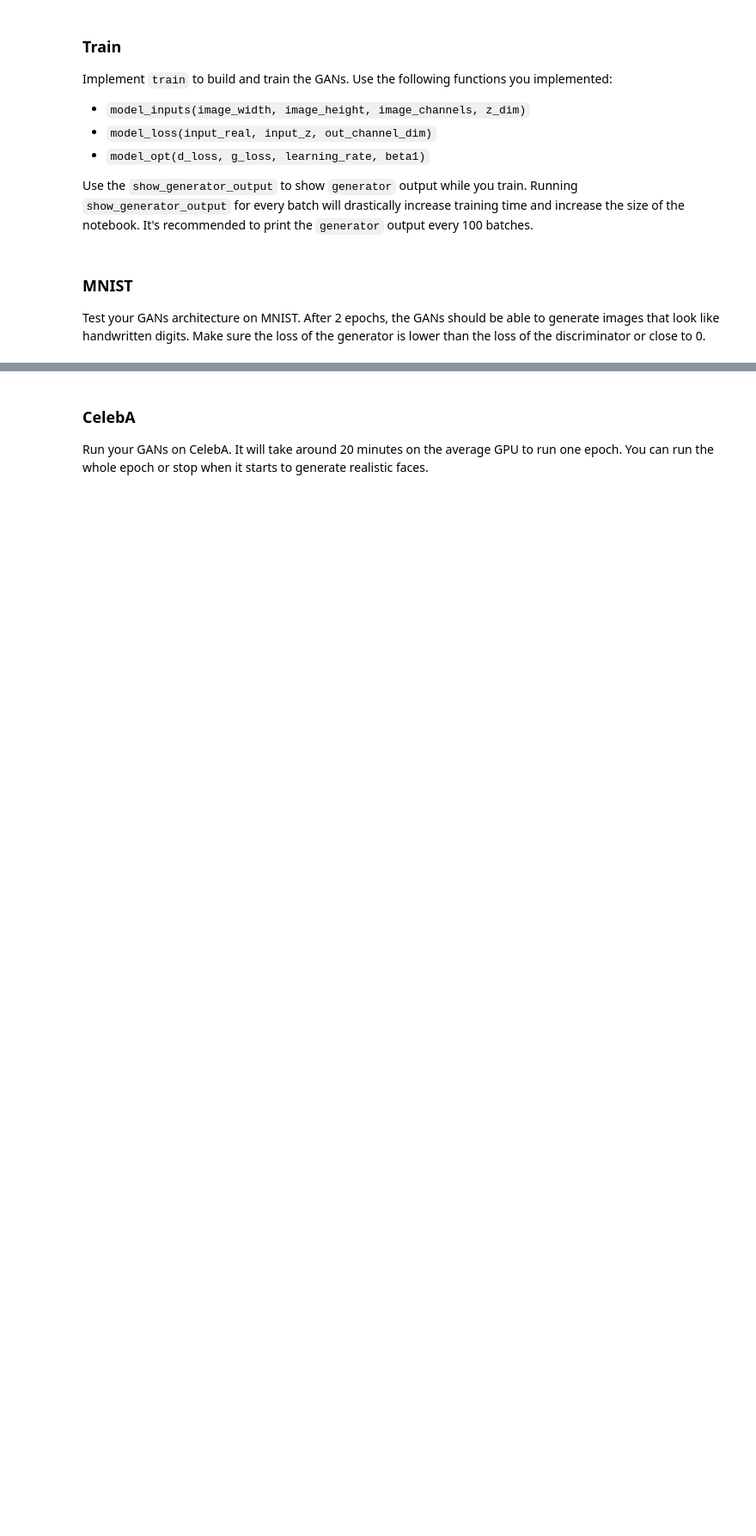
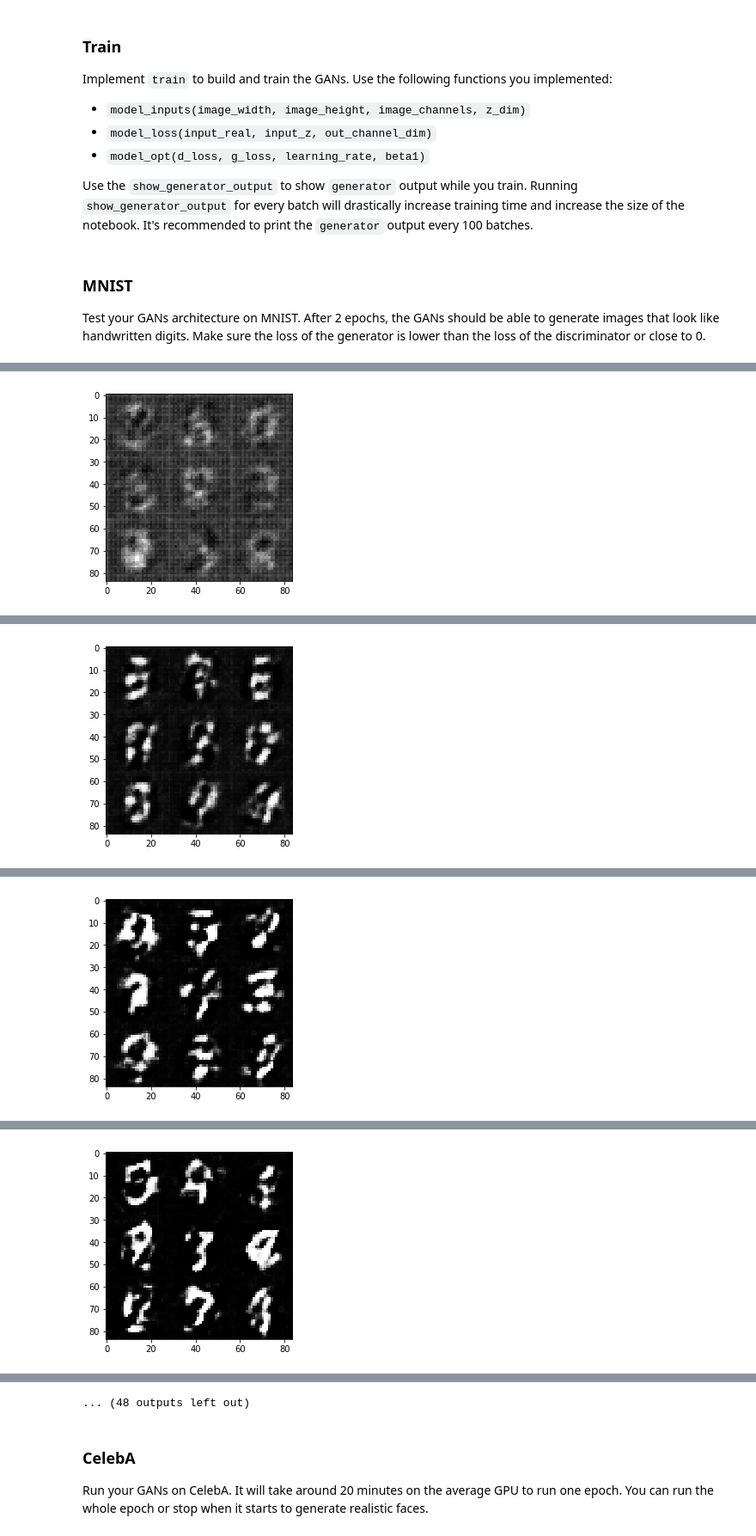
Before and after one commit to RahulMetangale/deep-learning, a Jupyter notebook: face_generation/dlnd_face_generation.ipynb, the cells around one changed output, grey strips where cells are left out. Shown at 86% size. Drawn from its saved outputs; the diff is of its cells as text; code cells hidden in the pictures; blank space fills up the shorter version.

```diff
--- a/face_generation/dlnd_face_generation.ipynb
+++ b/face_generation/dlnd_face_generation.ipynb
@@ -107,7 +118,7 @@ def model_inputs(image_width, image_height, image_channels, z_dim):
     # TODO: Implement Function
     inputs_real = tf.placeholder(tf.float32,(None,image_width,image_height,image_channels),name='inputs_real')
     inputs_z = tf.placeholder(tf.float32,(None,z_dim),name = 'inputs_z')
-    learning_rate = tf.placeholder(tf.float32)
+    learning_rate = tf.placeholder(tf.float32, name='learning_rate', shape=())
     return inputs_real, inputs_z, learning_rate
 
 
@@ -119,7 +132,7 @@ tests.test_model_inputs(model_inputs)
 ### Discriminator
 Implement `discriminator` to create a discriminator neural network that discriminates on `images`.  This function should be able to reuse the variables in the neural network.  Use [`tf.variable_scope`](https://www.tensorflow.org/api_docs/python/tf/variable_scope) with a scope name of "discriminator" to allow the variables to be reused.  The function should return a tuple of (tensor output of the discriminator, tensor logits of the discriminator).
 # %%
-def discriminator(images, reuse=False):
+def discriminator(images, reuse=False, alpha=0.2):
     """
     Create the discriminator network
     :param images: Tensor of input image(s)
@@ -152,7 +167,7 @@ tests.test_discriminator(discriminator, tf)
 ### Generator
 Implement `generator` to generate an image using `z`. This function should be able to reuse the variables in the neural network.  Use [`tf.variable_scope`](https://www.tensorflow.org/api_docs/python/tf/variable_scope) with a scope name of "generator" to allow the variables to be reused. The function should return the generated 28 x 28 x `out_channel_dim` images.
 # %%
-def generator(z, out_channel_dim, is_train=True):
+def generator(z, out_channel_dim, is_train=True, alpha=0.2):
     """
     Create the generator network
     :param z: Input z
@@ -168,15 +183,14 @@ def generator(z, out_channel_dim, is_train=True):
         x1= tf.layers.batch_normalization(x1, training= is_train)
         x1 = tf.maximum(alpha * x1, x1)
 
-        x2 = tf.layers.conv2d_transpose(x1,128,3, strides=2,padding='same')
+        #upsample to remove checker pattern
+        upsample1 = tf.image.resize_nearest_neighbor(x1, (7,7))
+        x2 = tf.layers.conv2d_transpose(upsample1,128,3, strides=2,padding='same')
         x2= tf.layers.batch_normalization(x2, training =is_train)
         x2 = tf.maximum(alpha * x2, x2)
-
-        x3 = tf.layers.conv2d_transpose(x2,3,3, strides=2,padding='same')
-        x3= tf.layers.batch_normalization(x3, training =is_train)
-        x3 = tf.maximum(alpha * x3, x3)
-
-        logits =tf.layers.conv2d_transpose(x2,out_channel_dim,3, strides=2,padding='same')
+        ##upsample to remove checker pattern
+        upsample2 = tf.image.resize_nearest_neighbor(x2, (14,14))
+        logits =tf.layers.conv2d_transpose(upsample2,out_channel_dim,3, strides=2,padding='same')
         out =tf.tanh(logits)
         return out
 
@@ -267,8 +287,10 @@ def show_generator_output(sess, n_images, input_z, out_channel_dim, image_mode):
     samples = sess.run(
         generator(input_z, out_channel_dim, False),
         feed_dict={input_z: example_z})
-
     images_grid = helper.images_square_grid(samples, image_mode)
+    #Handle Bug in Matplotlib which causes images with sigle channel to fail
+    if out_channel_dim ==1:
+        images_grid = images_grid.convert('RGB')
     pyplot.imshow(images_grid, cmap=cmap)
     pyplot.show()
 # %% [markdown]
@@ -323,10 +345,10 @@ def train(epoch_count, batch_size, z_dim, learning_rate, beta1, get_batches, dat
 ### MNIST
 Test your GANs architecture on MNIST.  After 2 epochs, the GANs should be able to generate images that look like handwritten digits.  Make sure the loss of the generator is lower than the loss of the discriminator or close to 0.
 # %%
-batch_size = 128
+batch_size = 40
 z_dim = 100
 learning_rate = 0.0002
-beta1 = 0.2
+beta1 = 0.5
 
 """
 DON'T MODIFY ANYTHING IN THIS CELL THAT IS BELOW THIS LINE
@@ -337,3 +359,4 @@ mnist_dataset = helper.Dataset('mnist', glob(os.path.join(data_dir, 'mnist/*.jpg
 with tf.Graph().as_default():
     train(epochs, batch_size, z_dim, learning_rate, beta1, mnist_dataset.get_batches,
           mnist_dataset.shape, mnist_dataset.image_mode)
+# %% [output]
@@ -339,0 +373 @@ with tf.Graph().as_default():
+[figure, added]
@@ -339,0 +384 @@ with tf.Graph().as_default():
+[figure, added]
@@ -339,0 +395 @@ with tf.Graph().as_default():
+[figure, added]
@@ -339,0 +406 @@ with tf.Graph().as_default():
+[figure, added]
@@ -340,3 +429,4 @@ with tf.Graph().as_default():
+... (48 outputs left out)
 # %% [markdown]
 ### CelebA
 Run your GANs on CelebA.  It will take around 20 minutes on the average GPU to run one epoch.  You can run the whole epoch or stop when it starts to generate realistic faces.
```
Also changed, not shown: parts of 11 cells of this notebook.
